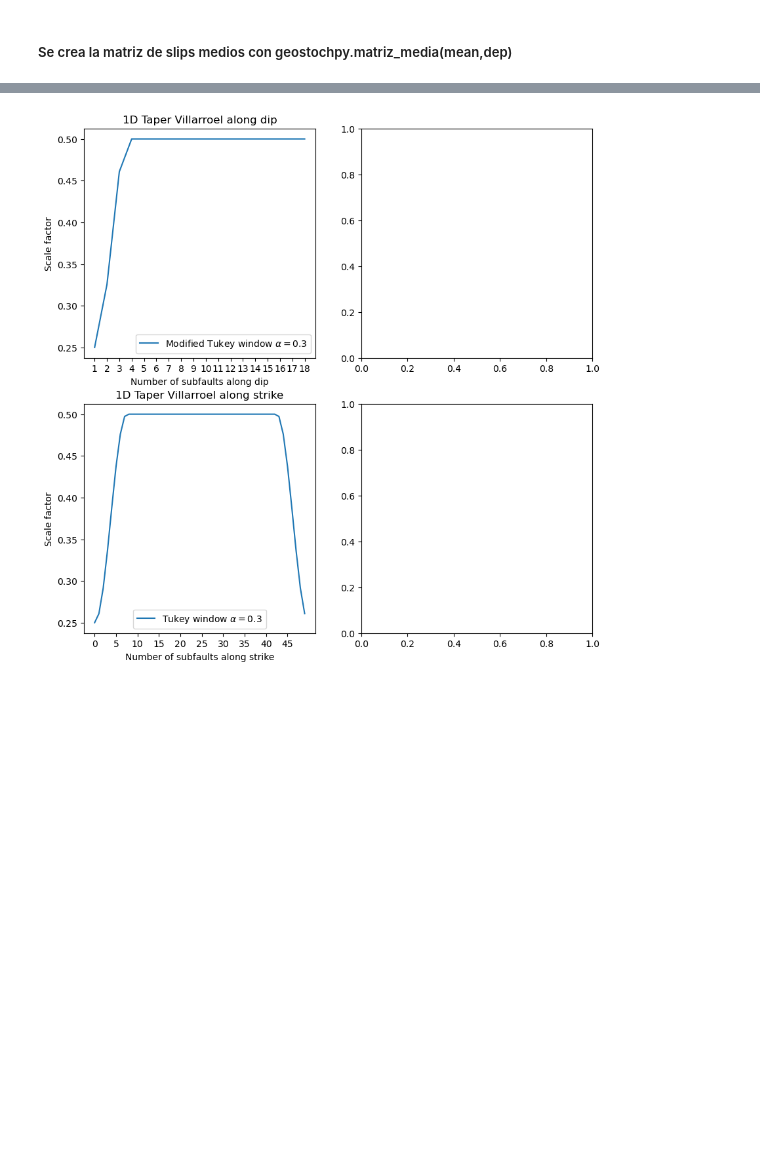
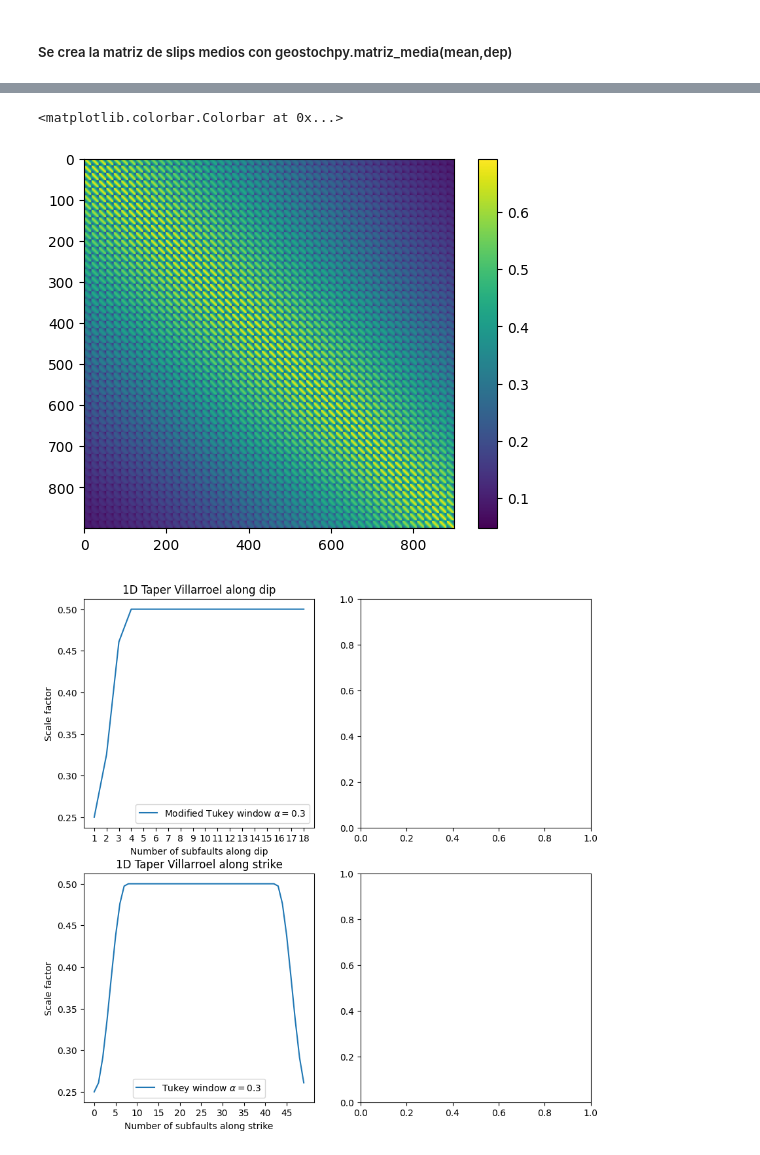
Before and after one commit to alexvillarroel/StochasticSlipGenerator, a Jupyter notebook: util_functions/notebooks/Case2D-Karhunen-Loeve.ipynb, the cells around one changed output, grey strips where cells are left out. Drawn from its saved outputs; the diff is of its cells as text; code cells hidden in the pictures; blank space fills up the shorter version.

```diff
--- a/util_functions/notebooks/Case2D-Karhunen-Loeve.ipynb
+++ b/util_functions/notebooks/Case2D-Karhunen-Loeve.ipynb
@@ -90,3 +157,9 @@ fig.savefig('taper2d.png',dpi=300)
+# %%
+plt.imshow(C)
+plt.colorbar()
+# %% [output]
+<matplotlib.colorbar.Colorbar at 0x...>
+[figure, added]
 # %%
 fig, axs = plt.subplots(2, 2,figsize=(10,10))
 nxx=np.arange(nx)
```
Also changed, not shown: parts of 7 cells of this notebook, 35 other files.
